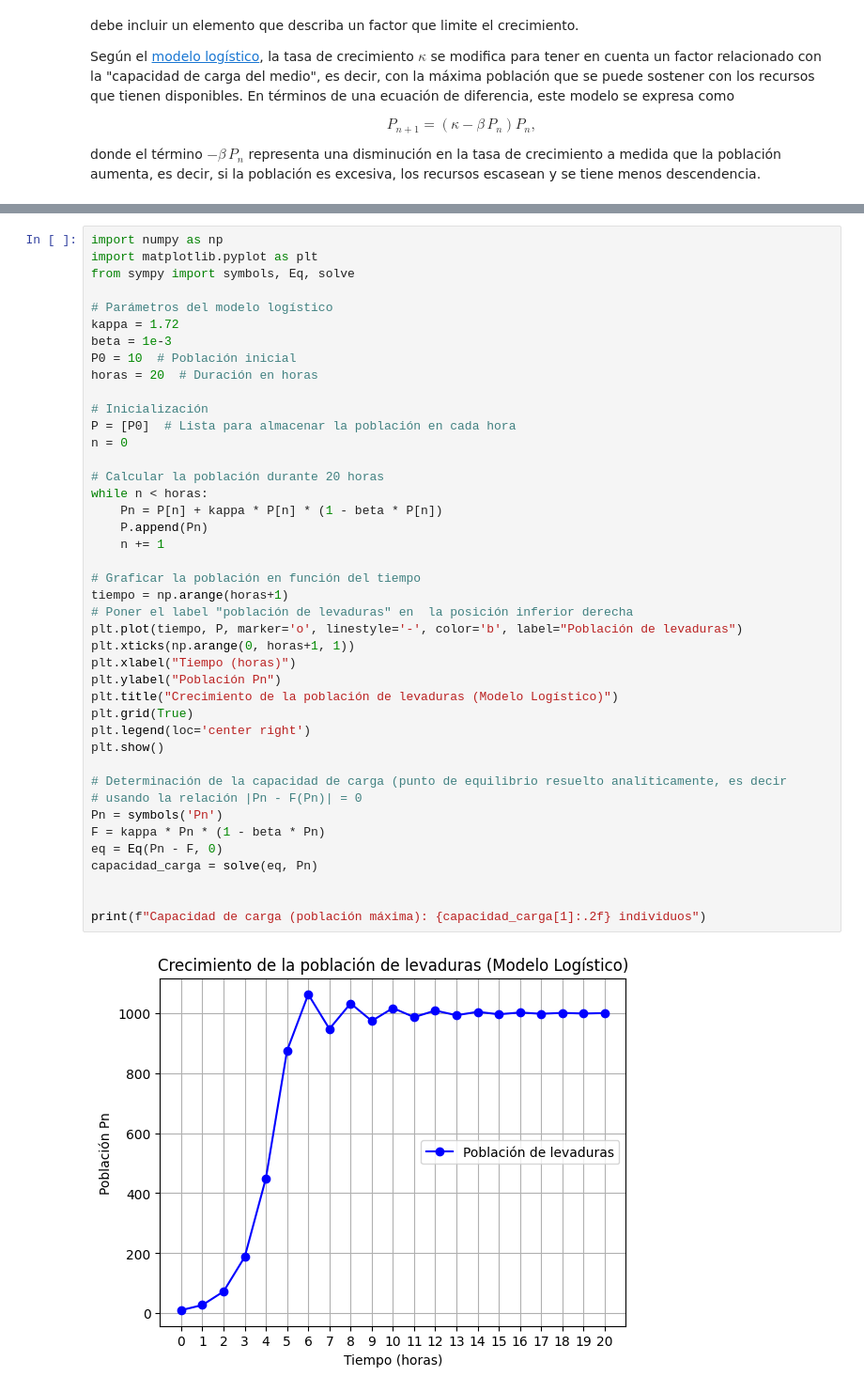
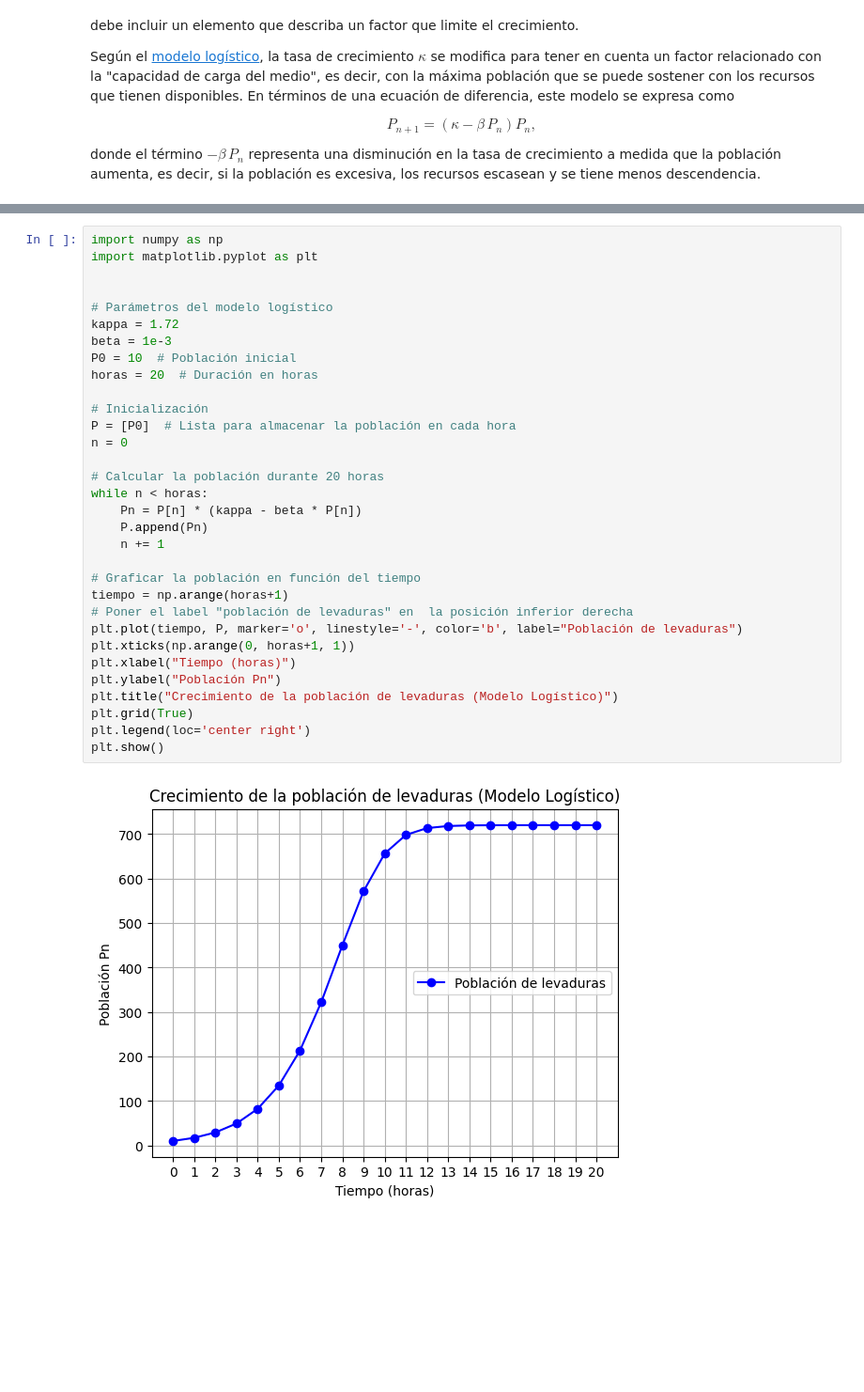
Before and after one commit to JsebastianUVPRQ/classical_trajectory, a Jupyter notebook: Intro_modeling_math/tll/taller7_imm.ipynb, the cells around one changed output, grey strips where cells are left out. Shown at 94% size. Drawn from its saved outputs; the diff is of its cells as text; blank space fills up the shorter version.

```diff
--- a/Intro_modeling_math/tll/taller7_imm.ipynb
+++ b/Intro_modeling_math/tll/taller7_imm.ipynb
@@ -12,44 +14,34 @@ donde el término $-\beta\,P_n$ representa una disminución en la tasa de crecim
 # %%
 import numpy as np
 import matplotlib.pyplot as plt
-from sympy import symbols, Eq, solve
+
 
 # Parámetros del modelo logístico
 kappa = 1.72
 beta = 1e-3
 P0 = 10  # Población inicial
 horas = 20  # Duración en horas
 
 # Inicialización
 P = [P0]  # Lista para almacenar la población en cada hora
 n = 0
 
 # Calcular la población durante 20 horas
 while n < horas:
-    Pn = P[n] + kappa * P[n] * (1 - beta * P[n])
+    Pn = P[n] * (kappa - beta * P[n])
     P.append(Pn)
     n += 1
 
 # Graficar la población en función del tiempo
 tiempo = np.arange(horas+1)
 # Poner el label "población de levaduras" en  la posición inferior derecha
 plt.plot(tiempo, P, marker='o', linestyle='-', color='b', label="Población de levaduras")
 plt.xticks(np.arange(0, horas+1, 1))
 plt.xlabel("Tiempo (horas)")
 plt.ylabel("Población Pn")
 plt.title("Crecimiento de la población de levaduras (Modelo Logístico)")
 plt.grid(True)
 plt.legend(loc='center right')
 plt.show()
-
-# Determinación de la capacidad de carga (punto de equilibrio resuelto analíticamente, es decir
-# usando la relación |Pn - F(Pn)| = 0
-Pn = symbols('Pn')
-F = kappa * Pn * (1 - beta * Pn)
-eq = Eq(Pn - F, 0)
-capacidad_carga = solve(eq, Pn)
-
-
-print(f"Capacidad de carga (población máxima): {capacidad_carga[1]:.2f} individuos")
 # %% [output]
-[figure, old version]
+[figure, new version]
```
Also changed, not shown: parts of 12 cells of this notebook, 2 other files.
